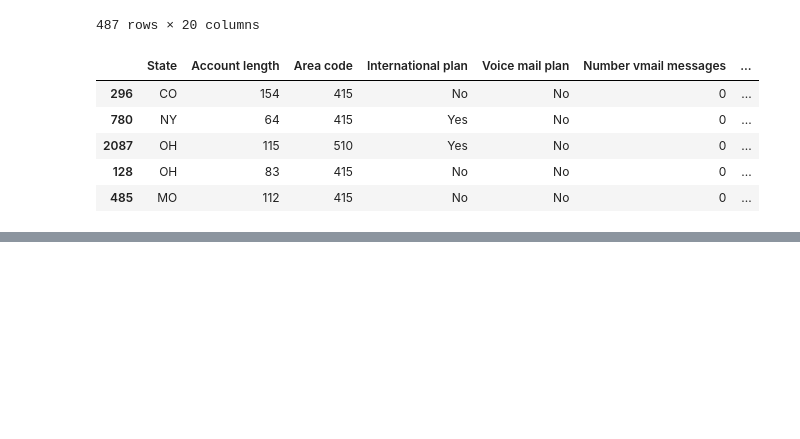
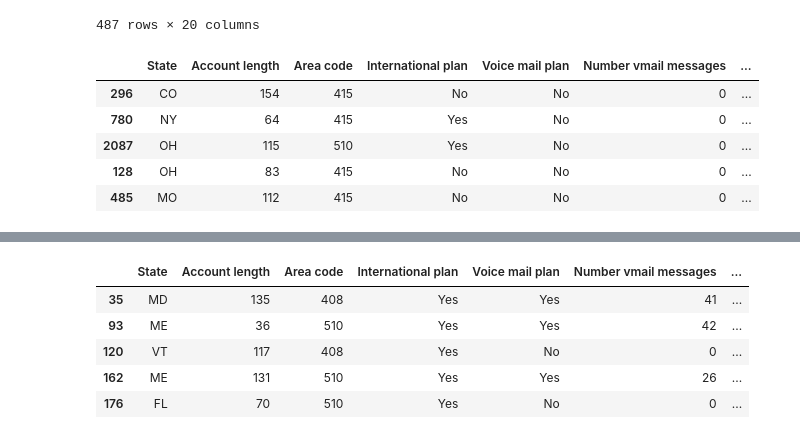
Before and after one commit to mdraihankabirsifat/codveda-data-science-internship, a Jupyter notebook: 00_Learning/03_Pandas/01_pandas_basics.ipynb, the cells around one changed output, grey strips where cells are left out. Saved outputs shown, nothing was run; the diff lists cells and outputs as text; code cells hidden in the pictures; blank space fills up the shorter version.

```diff
--- a/00_Learning/03_Pandas/01_pandas_basics.ipynb
+++ b/00_Learning/03_Pandas/01_pandas_basics.ipynb
@@ -156,0 +212,9 @@ sorted_df = df.sort_values(
+# %%
+df[(df["International plan"] == "Yes") & (df["Churn"]== True)].head()
+# %% [output]
+|  | State | Account length | Area code | International plan | Voice mail plan | Number vmail messages | ... |
+| 35 | MD | 135 | 408 | Yes | Yes | 41 | ... |
+| 93 | ME | 36 | 510 | Yes | Yes | 42 | ... |
+| 120 | VT | 117 | 408 | Yes | No | 0 | ... |
+| 162 | ME | 131 | 510 | Yes | Yes | 26 | ... |
+| 176 | FL | 70 | 510 | Yes | No | 0 | ... |
```
Also changed, not shown: parts of 7 cells of this notebook, 1 other file.
